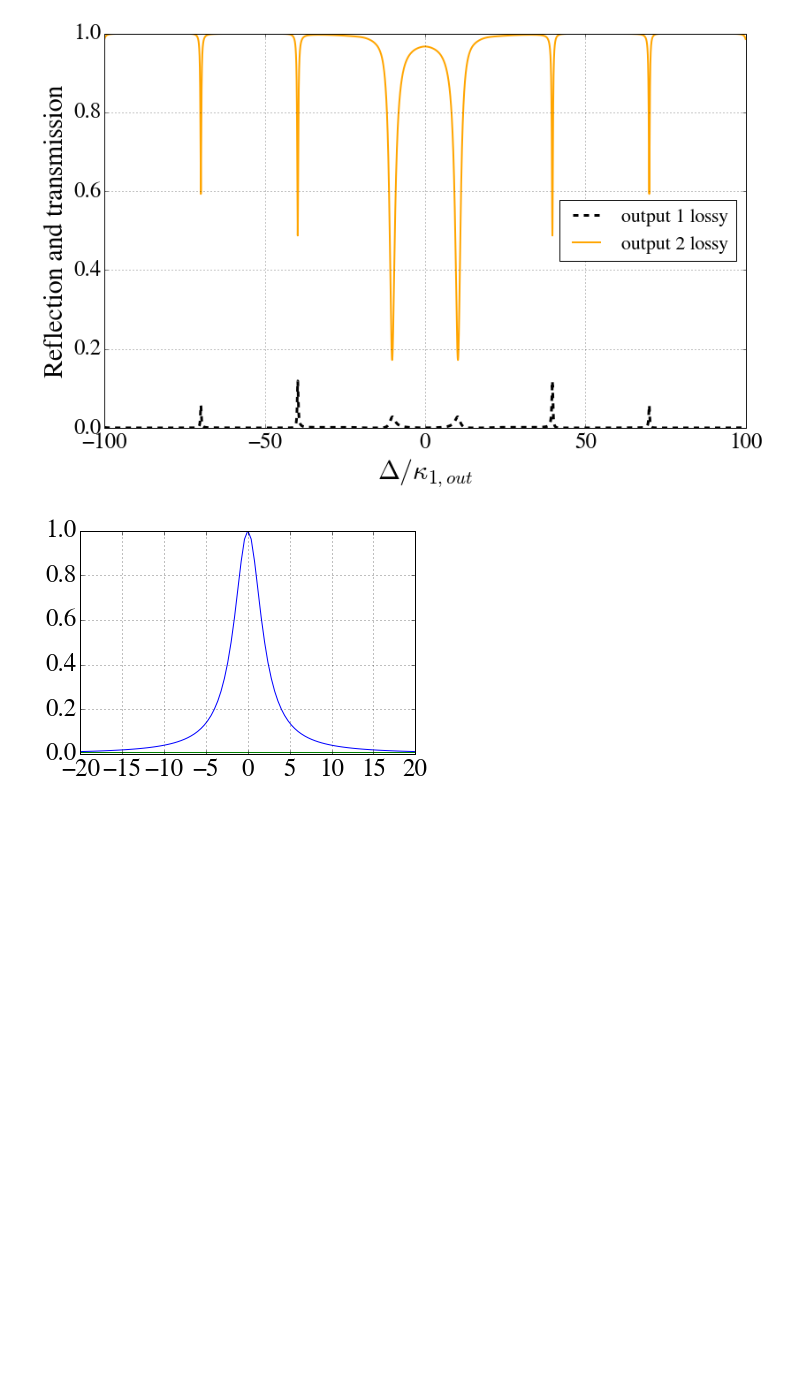
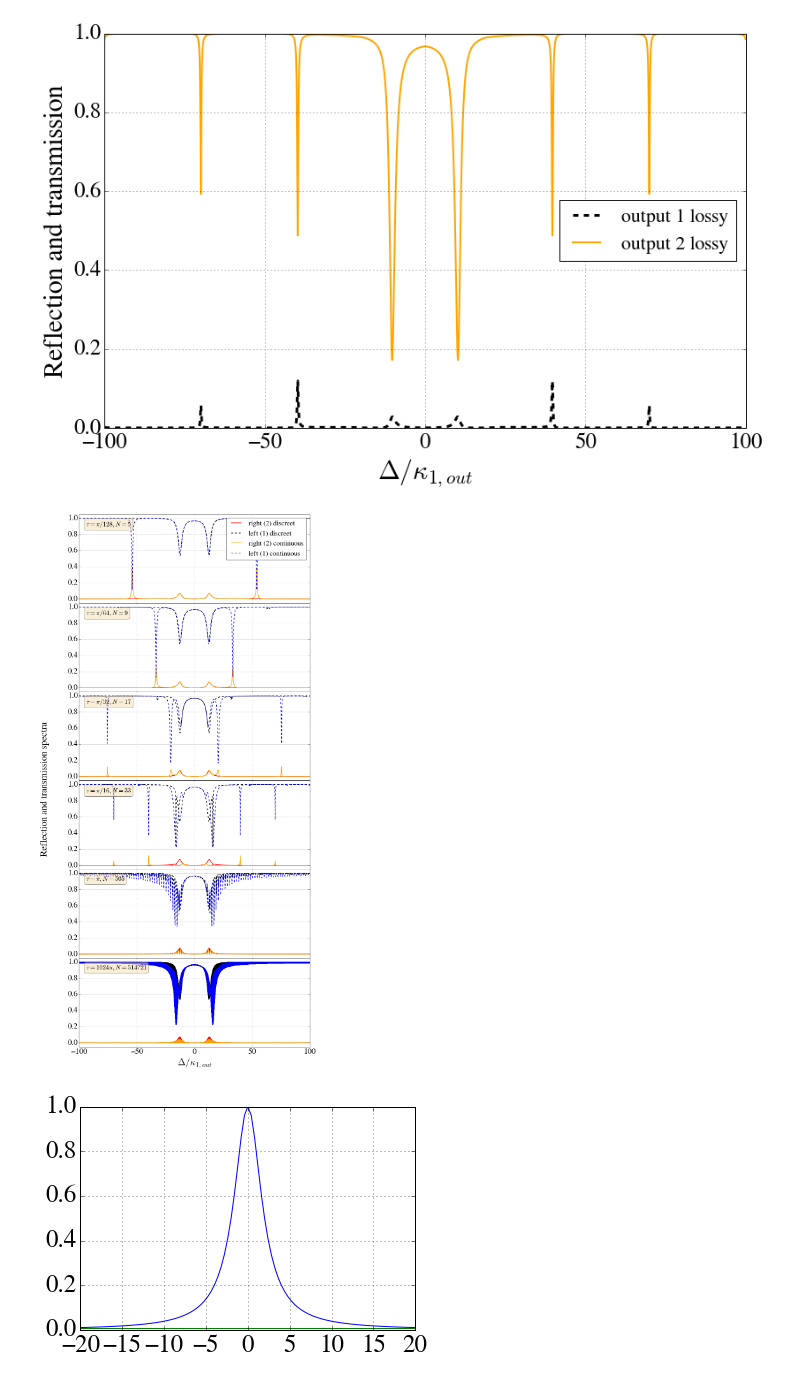
Before and after one commit to nemetniki/with-Andreas, a Jupyter notebook: CCQED.ipynb, the cells around one changed output. Drawn from its saved outputs; the diff is of its cells as text; code cells hidden in the pictures; blank space fills up the shorter version.

```diff
--- a/CCQED.ipynb
+++ b/CCQED.ipynb
@@ -560,6 +563,104 @@ plt.grid(True)
 plt.show()
 # %% [output]
 [figure]
+# %%
+#Discreet spectra
+
+from math import *
+import numpy as np
+import matplotlib.pyplot as plt
+%matplotlib inline
+import matplotlib as mpl
+mpl.rc('font',family='FreeSerif')
+mpl.rc('xtick',labelsize=25)
+mpl.rc('ytick',labelsize=25)
+
+kapi = 0.2
+kap1 = 1.+kapi
+kap2 = 1.+kapi
+g1   = 16.
+g2   = 8.
+r    = 1.
+gam  = 5.2
+tau  = np.pi/16.
+Del  = np.linspace(-100,100,1000001)
+v1   = 16.
+v2   = 16.
+
+
+Ep1  = 0.25
+Ep2  = 0.0
+
+def reftrans_d(tau,N):
+
+    Kc   = np.cos(Del*tau/2.)**2*(gam/2.+1j*Del)*(1+np.exp(-(kapi+1j*Del)*tau))/(1-np.exp(-(kapi+1j*Del)*tau))
+    M1c  = (kap1+1j*Del)*(gam/2.+1j*Del) + 2*v1*Kc + g1**2
+    M2c  = (kap2+1j*Del)*(gam/2.+1j*Del) + 2*v2*Kc + g2**2
+    detc = M1c*M2c - 4*v1*v2*Kc**2
+    K    = np.cos(Del*tau/2.)**2/kapi/tau*(N+1)
+    M1   = kap1+1j*Del + 4*v1*K + g1**2/(gam/2.+1j*Del)
+    M2   = kap2+1j*Del + 4*v2*K + g2**2/(gam/2.+1j*Del)
+    det  = M1*M2 - 16*v1*v2*K**2
+
+    al1c = -1j/detc * ( M2c*Ep1 - 2*v1*r*Kc*Ep2 ) * (gam/2+1j*Del)
+    al2c = -1j/detc * ( -2*v2/r*Kc*Ep1 + M1c*Ep2 ) * (gam/2+1j*Del)
+    al1  = -1j/det * ( M2*Ep1 - 4*v1*r*K*Ep2 )
+    al2  = -1j/det * ( -4*v2/r*K*Ep1 + M1*Ep2 )
+
+    a1in = 1j*Ep1/np.sqrt(2*(kap1-kapi))
+    a2in = 1j*Ep2/np.sqrt(2*(kap2-kapi))
+
+    C1  = np.abs(a1in+np.sqrt(2*(kap1-kapi))*al1)**2/(np.abs(a1in)**2+np.abs(a2in)**2)
+    C2  = np.abs(a2in+np.sqrt(2*(kap2-kapi))*al2)**2/(np.abs(a1in)**2+np.abs(a2in)**2)
+    C1c = np.abs(a1in+np.sqrt(2*(kap1-kapi))*al1c)**2/(np.abs(a1in)**2+np.abs(a2in)**2)
+    C2c = np.abs(a2in+np.sqrt(2*(kap2-kapi))*al2c)**2/(np.abs(a1in)**2+np.abs(a2in)**2)
+
+    return C1,C2,C1c,C2c
+
+f, axes = plt.subplots(6, sharex=True,sharey=True,figsize=(13,30))
+#plt.clf()
+taar = np.array([128.,64.,32.,16,1.,1/1024.])
+tau = np.pi/taar
+props = dict(boxstyle='round', facecolor='wheat', alpha=0.5)
+for itau in range(0,len(tau)):
+#    print(v1)
+    N  = int(ceil(10*v1*tau[itau]/2.))*2
+    if itau <3:
+        textstr = '$\\tau=\pi/%.0f, N=%d$'% (taar[itau],N+1)
+    elif itau ==3:
+        textstr = '$\\tau=\pi/%.0f, N=%d$'% (taar[itau],N+1)
+    elif itau ==4:
+        textstr = '$\\tau=\pi, N=%d$'% (N+1)
+    elif itau ==5:
+        textstr = '$\\tau=%.0f\pi, N=%d$'% (1/taar[itau],N+1)
+    cg1,cg2,cg1c,cg2c = reftrans_d(tau[itau],N)
+#plt.figure(1,figsize=(13,8))
+#plt.ylim(0,0.02)
+#plt.xlim(-500,500)
+    axes[itau].text(0.03, 0.93, textstr, transform=axes[itau].transAxes, fontsize=20,
+        verticalalignment='top', bbox=props)
+#    if itau<len(tau)-1:
+#        axes[itau].plot(om,(kap2-kapi)/np.pi*np.abs(cg2)**2,linewidth=2.0,label='right (2)',color = 'orange')
+#        axes[itau].hold(True)
+#        axes[itau].plot(om,(kap1-kapi)/np.pi*np.abs(cg1)**2,linewidth=2.0,label='left (1)',color='k',ls='--')
+#    else:
+    axes[itau].plot(Del,cg2,linewidth=2.0,label='right (2) discreet',color = 'red')
+    axes[itau].hold(True)
+    axes[itau].plot(Del,cg1,linewidth=2.0,label='left (1) discreet',color='k',ls='--')
+    axes[itau].plot(Del,cg2c,linewidth=2.0,label='right (2) continuous',color = 'orange')
+    axes[itau].plot(Del,cg1c,linewidth=2.0,label='left (1) continuous',color='b',ls='--')
+    #axes[itau].set_ylabel('Spontaneous emission spectra',fontsize=30.)
+    axes[itau].grid(True)
+axes[0].set_ylim(-0.05,1.05)
+f.text(0.01, 0.5, 'Reflection and transmission spectra', ha='center', va='center', rotation='vertical',fontsize=30.)
+f.subplots_adjust(hspace=0)
+axes[5].set_xlabel('$\Delta/\kappa_{1,out}$',fontsize=30.)
+axes[0].legend(loc='upper right',fontsize = 22)
+#axes[-1].legend(loc='upper right',fontsize = 22)
+plt.show()
+plt.show()
+# %% [output]
+[figure, added]
 # %%
 x = np.linspace(-20,20,101)
 cs = 2.
```
Also changed, not shown: parts of 5 cells of this notebook, 1 other file.
